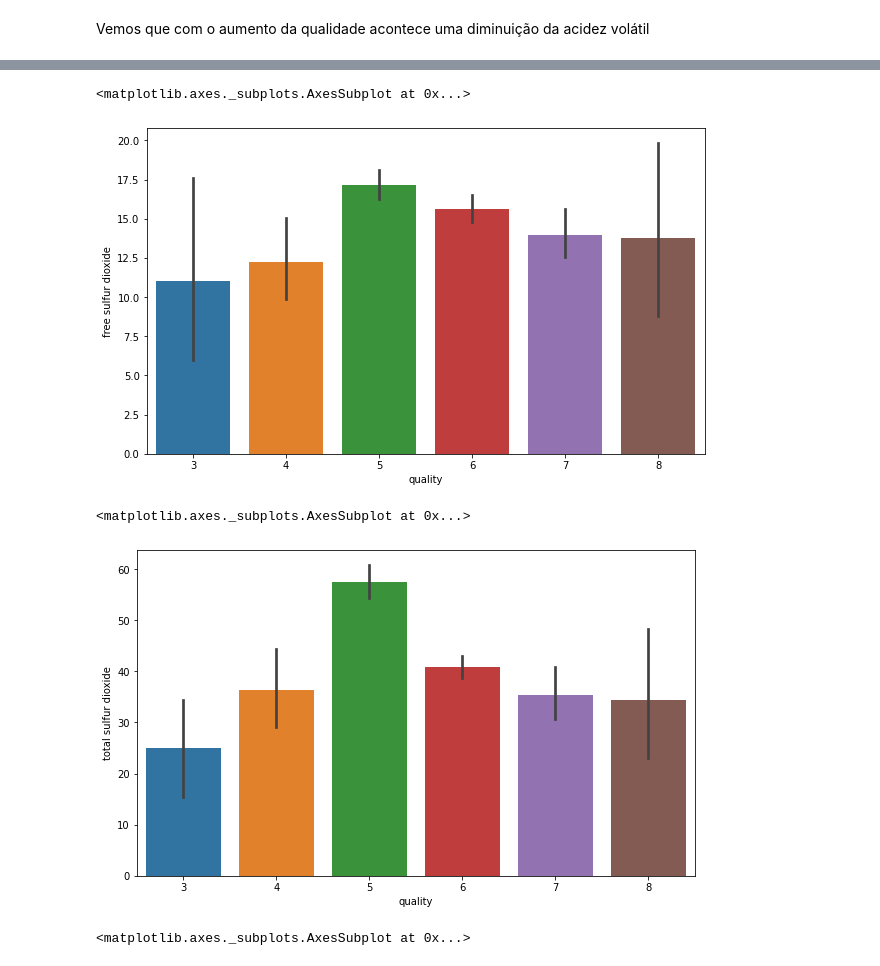
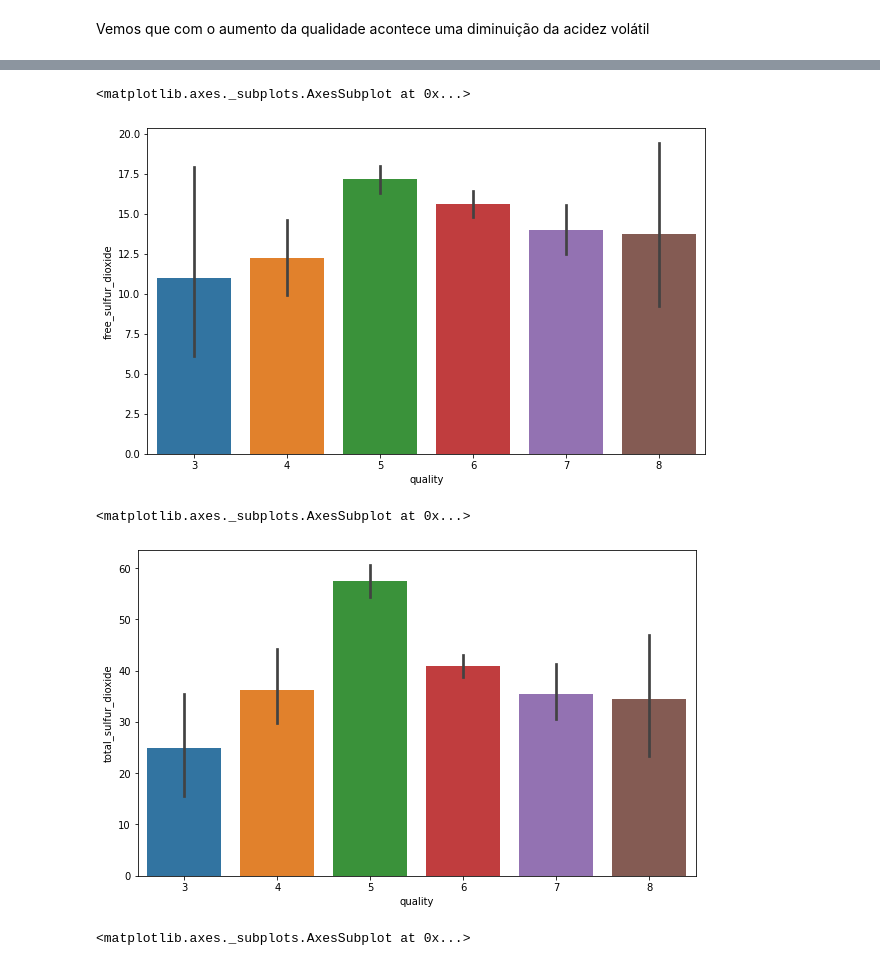
Before and after one commit to willamesalmeida/machine_learning, a Jupyter notebook: Machine_learning_na_prática.ipynb, the cells around one changed output, grey strips where cells are left out. Saved outputs shown, nothing was run; the diff lists cells and outputs as text; code cells hidden in the pictures.

```diff
--- a/Machine_learning_na_prática.ipynb
+++ b/Machine_learning_na_prática.ipynb
@@ -199,17 +210,17 @@ sns.barplot( x = 'quality', y = 'chlorides', data = dados)
 # %%
 #Verificando a influencia do dioxido de enxofre na qualidade do vinho
 fig = plt.figure(figsize = (10,6))
-sns.barplot( x = 'quality', y = 'free sulfur dioxide', data = dados)
+sns.barplot( x = 'quality', y = 'free_sulfur_dioxide', data = dados)
 # %% [output]
 <matplotlib.axes._subplots.AxesSubplot at 0x...>
-[figure, old version]
+[figure, new version]
 # %%
 #Verificando a influencia do total de dioxido de enxofre na qualidade do vinho
 fig = plt.figure(figsize = (10,6))
-sns.barplot( x = 'quality', y = 'total sulfur dioxide', data = dados)
+sns.barplot( x = 'quality', y = 'total_sulfur_dioxide', data = dados)
 # %% [output]
 <matplotlib.axes._subplots.AxesSubplot at 0x...>
-[figure, old version]
+[figure, new version]
 # %%
 #Verificando a influencia do density na qualidade do vinho
 fig = plt.figure(figsize = (10,6))
```
Also changed, not shown: parts of 63 cells of this notebook.
